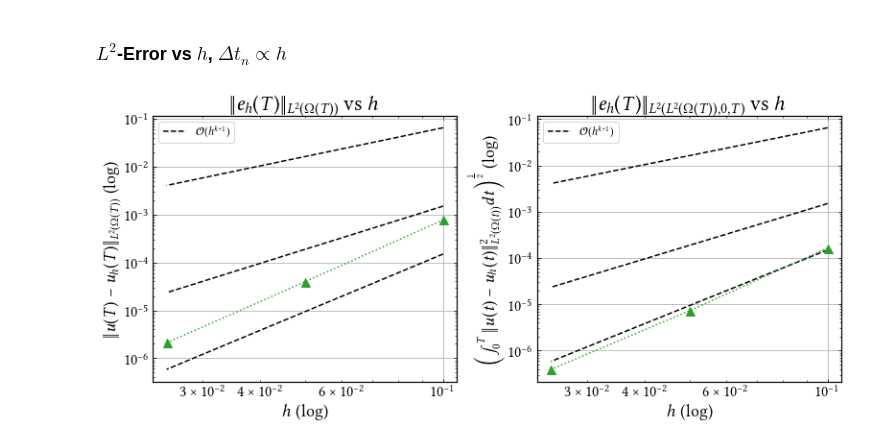
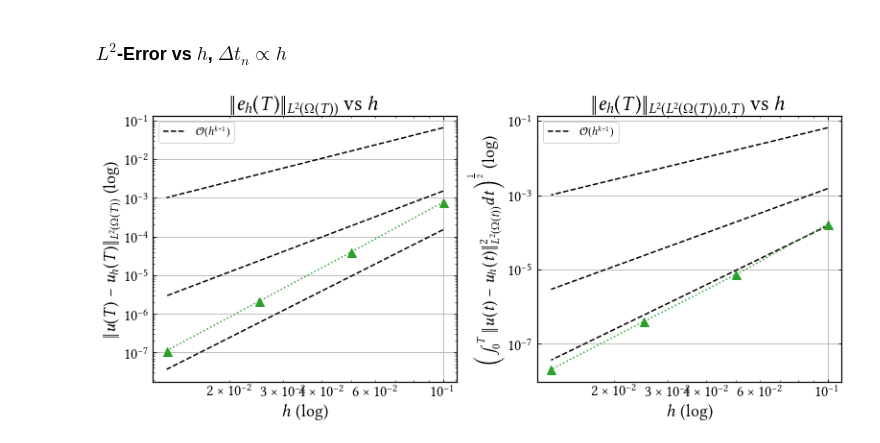
Before and after one commit to CutFEM/CutFEM-Library, a Jupyter notebook: notebook/convection_diffusion/example4.ipynb, the cells around one changed output. Saved outputs shown, nothing was run; the diff lists cells and outputs as text; code cells hidden in the pictures.

```diff
--- a/notebook/convection_diffusion/example4.ipynb
+++ b/notebook/convection_diffusion/example4.ipynb
@@ -93,15 +93,14 @@ error_conservative_P3P3_fullstab_T = [0.0388657, 0.0364102, 0.0217731, 0.0030896
 nb_active_elements = [1, 2, 4, 14, 42, 141]
 
 ## redoing it with same mesh and parameters as ex 1
-### ross screen
-error_conservative_P3P3_fullstab =  [0.000773327, 3.94453e-05, 2.09565e-06]
-error_conservative_P3P3_fullstab_T = [0.000165035, 7.22777e-06, 3.93965e-07]
-nb_active_elements = [19, 51, 180]
+error_conservative_P3P3_fullstab =  [0.000773327, 3.94453e-05, 2.09565e-06, 1.11146e-07]     ### ross screen 5307.pts-2.ross
+error_conservative_P3P3_fullstab_T = [0.000165035, 7.22777e-06, 3.93965e-07, 2.06304e-08]    ### ross screen 5307.pts-2.ross
+nb_active_elements = [19, 51, 180, 639]
 
 # error_classical_P3P3_fullstab =
 # error_classical_P3P3_fullstab_T =
 
-h = [0.1, 0.05, 0.025]
+h = [0.1, 0.05, 0.025, 0.0125]
 
 # h = [0.9, 0.45, 0.225, 0.1125, 0.05625, 0.028125, 0.0140625]
 # dT = [0.25, 0.125, 0.0625, 0.03125, 0.015625, 0.0078125, 0.00390625]
@@ -119,38 +118,38 @@ ax1.loglog(h, 1.5*np.power(h, 4),label=r"$\mathcal{O}(h^{k+1})$", linestyle="--"
 # ax1.loglog(h, error_conservative_P2P2_fullstab, marker='s', markersize=9, linestyle=":", color="C0")
 # ax1.loglog(h, error_classical_P2P2_fullstab, label= r"$k=m=2$", marker='s', markersize=9, linestyle="-", color="C0")
 
-ax1.loglog(h[:3], error_conservative_P3P3_fullstab, marker='^', markersize=9, linestyle=":", color="C2")
+ax1.loglog(h, error_conservative_P3P3_fullstab, marker='^', markersize=9, linestyle=":", color="C2")
 #ax1.loglog(h[:6], error_classical_P3P3_fullstab, label= r"$k=m=3$", marker='^', markersize=9, linestyle="-", color="C2")
 
 #ax1.set_ylim(1e-4, 2)
 #ax1.set_yticks([1e-8, 1e-6, 1e-4, 1e-2, 1e0])
 ax1.set_xlabel(r"$h$ (log)")
 ax1.tick_params(axis='both', which='major')
 ax1.set_ylabel(r"$\|u(T)-u_h(T)\|_{L^2(\Omega(T))}$ (log)")
 ax1.set_title(r"$\|e_h(T)\|_{L^2(\Omega(T))}$ vs $h$")
 ax1.legend()
 ax1.grid()
 
 ax2.loglog(h, 6.5*np.power(h, 2), linestyle="--", color="black")
 ax2.loglog(h, 1.5*np.power(h, 3), linestyle="--", color="black")
 ax2.loglog(h, 1.5*np.power(h, 4),label=r"$\mathcal{O}(h^{k+1})$", linestyle="--", color="black")
 
 # ax2.loglog(h, error_conservative_P1P1_fullstab_T, marker='o', markersize=9, linestyle=":", color="C3")
 # ax2.loglog(h, error_classical_P1P1_fullstab_T, label= r"$k=m=1$", marker='o', markersize=9, linestyle="-", color="C3")
 
 # ax2.loglog(h, error_conservative_P2P2_fullstab_T, marker='s', markersize=9, linestyle=":", color="C0")
 # ax2.loglog(h, error_classical_P2P2_fullstab_T, label= r"$k=m=2$", marker='s', markersize=9, linestyle="-", color="C0")
 
-ax2.loglog(h[:3], error_conservative_P3P3_fullstab_T, marker='^', markersize=9, linestyle=":", color="C2")
+ax2.loglog(h, error_conservative_P3P3_fullstab_T, marker='^', markersize=9, linestyle=":", color="C2")
 #ax2.loglog(h[:6], error_classical_P3P3_fullstab_T, label= r"$k=m=3$", marker='^', markersize=9, linestyle="-", color="C2")
 
 ax2.set_xlabel(r"$h$ (log)")
 ax2.tick_params(axis='both', which='major')
 ax2.set_ylabel(r"\Big($\int_0^T\|u(t)-u_h(t)\|^2_{L^2(\Omega(t))}dt\Big)^{\frac{1}{2}}$ (log)")
 ax2.set_title(r"$\|e_h(T)\|_{L^2(L^2(\Omega(T)), 0, T)}$ vs $h$")
 ax2.legend()
 ax2.grid()
 fig.tight_layout()
 plt.show()
 # %% [output]
-[figure, old version]
+[figure, new version]
```
Also changed, not shown: 1 other file.
